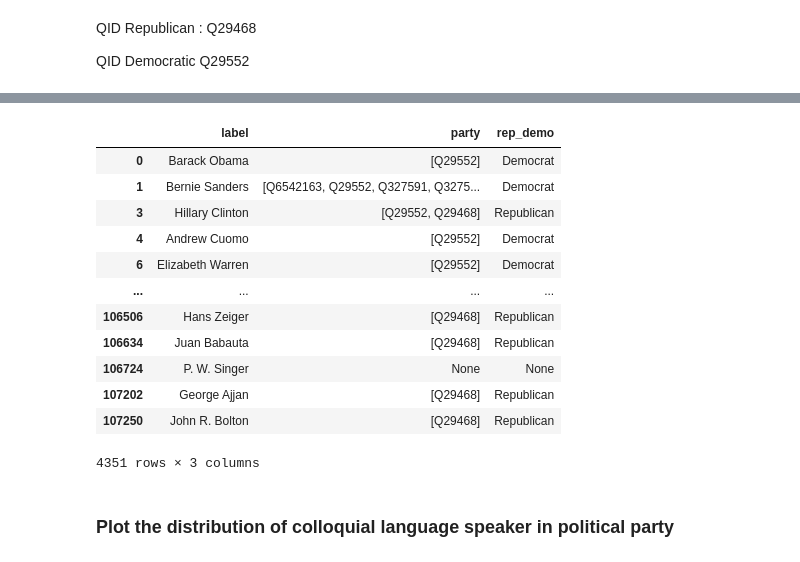
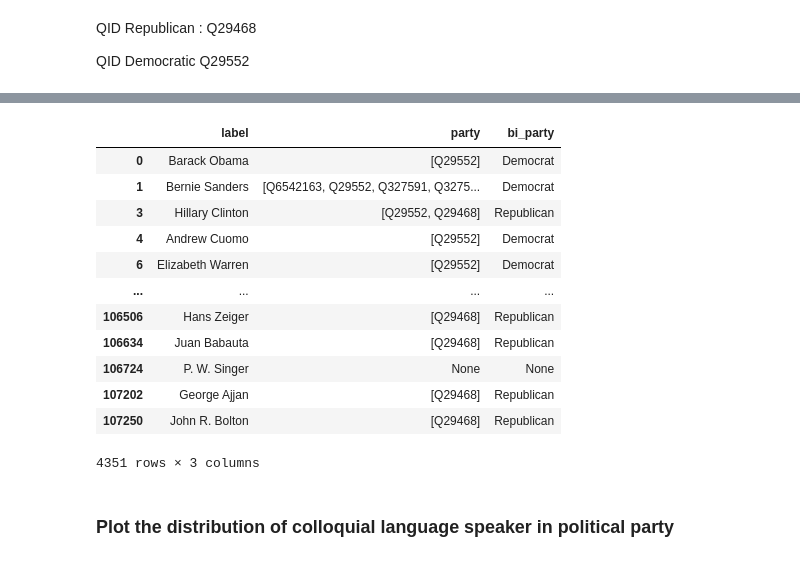
Before and after one commit to epfl-ada/ada-2021-project-adacadabra, a Jupyter notebook: ANALYSIS/Aggregation_political.ipynb, the cells around one changed output, grey strips where cells are left out. Saved outputs shown, nothing was run; the diff lists cells and outputs as text; code cells hidden in the pictures.

```diff
--- a/ANALYSIS/Aggregation_political.ipynb
+++ b/ANALYSIS/Aggregation_political.ipynb
@@ -123,3 +114,0 @@ repu_cond = df_polUS_2['party'].apply(lambda x : any(item in 'Q29468' for item i
-# %%
-df_polUS_2['rep_demo']=None
-df_polUS_2.head()
@@ -139,5 +114,0 @@ See the caveats in the documentation: https://pandas.pydata.org/pandas-docs/stab
-# %%
-df_polUS_2.loc[demo_cond,'rep_demo'] = 'Democrat'
-df_polUS_2.loc[repu_cond,'rep_demo'] = 'Republican'
-
-df_polUS_2.head()
@@ -157,7 +115,22 @@ See the caveats in the documentation: https://pandas.pydata.org/pandas-docs/stab
+# %%
+def get_bi_party(df_speakers):
+    df = df_speakers.copy()
+
+    demo_cond = df_polUS_2['party'].apply(lambda x : any(item in 'Q29552' for item in x) if x else False)
+    repu_cond = df_polUS_2['party'].apply(lambda x : any(item in 'Q29468' for item in x) if x else False)
+
+    df['bi_party']=None
+
+    df.loc[demo_cond,'bi_party'] = 'Democrat'
+    df.loc[repu_cond,'bi_party'] = 'Republican'
+
+    return df
+# %%
+df_wt_biparty = get_bi_party(df_polUS_2)
 # %%
-df_polUS_2[['label','party','rep_demo']]
+df_wt_biparty[['label','party','bi_party']]
 # %% [output]
-|  | label | party | rep_demo |
+|  | label | party | bi_party |
 | 0 | Barack Obama | [Q29552] | Democrat |
 | 1 | Bernie Sanders | [Q6542163, Q29552, Q327591, Q3275... | Democrat |
 | 3 | Hillary Clinton | [Q29552, Q29468] | Republican |
```
Also changed, not shown: parts of 12 cells of this notebook.
